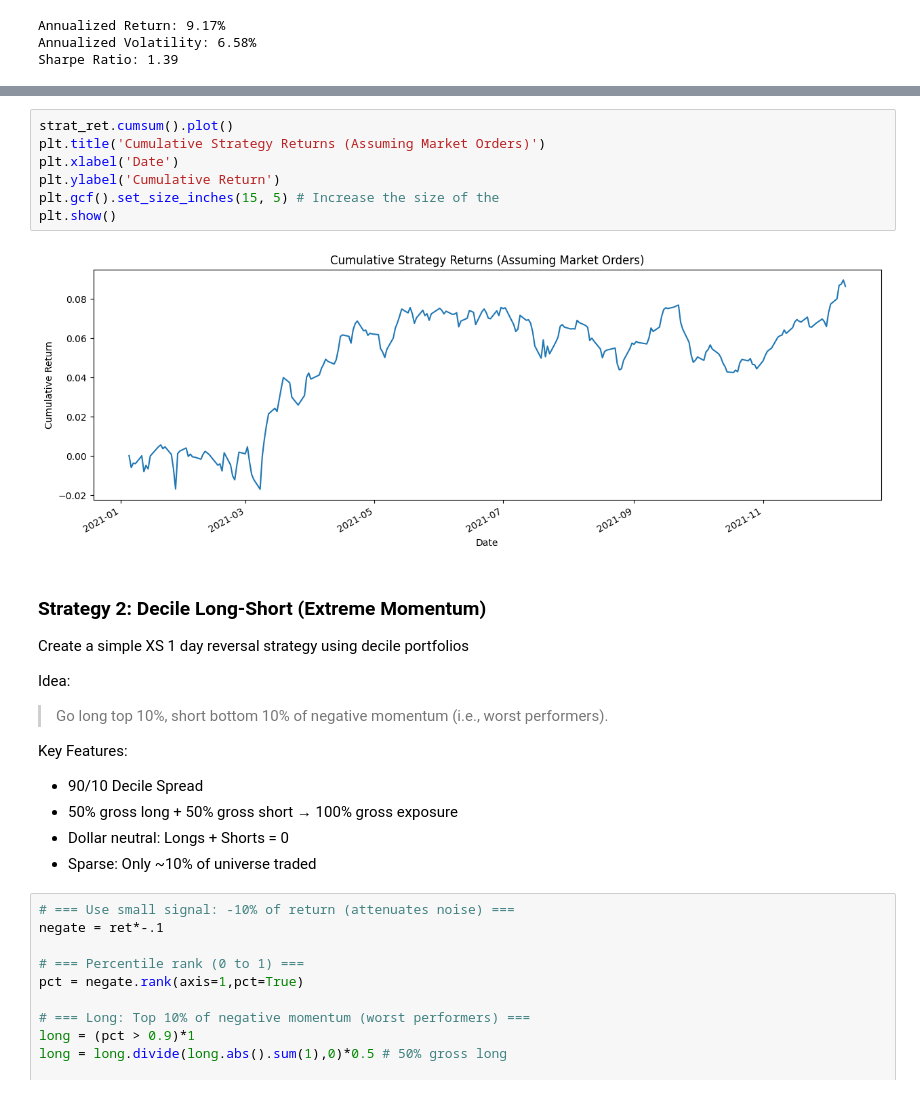
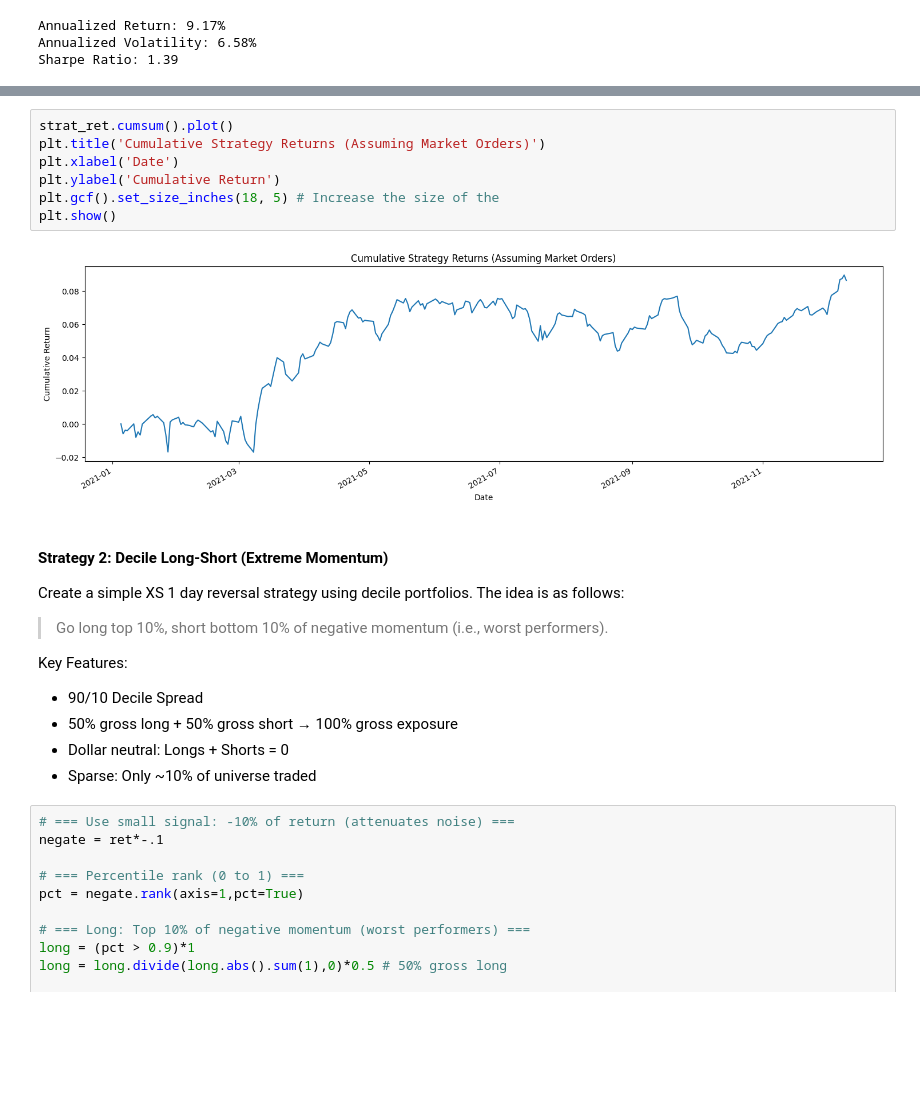
Before and after one commit to KevinTan1203/Systematic-Quant-Trading, a Jupyter notebook: Quantitative Concepts/10. Unconstrained Backtest.ipynb, the cells around one changed output, grey strips where cells are left out. Saved outputs shown, nothing was run; the diff lists cells and outputs as text; blank space fills up the shorter version.

```diff
--- a/Quantitative Concepts/10. Unconstrained Backtest.ipynb
+++ b/Quantitative Concepts/10. Unconstrained Backtest.ipynb
@@ -164,18 +152,16 @@ Sharpe Ratio: 1.39
 # %%
 strat_ret.cumsum().plot()
 plt.title('Cumulative Strategy Returns (Assuming Market Orders)')
 plt.xlabel('Date')
 plt.ylabel('Cumulative Return')
-plt.gcf().set_size_inches(15, 5) # Increase the size of the
+plt.gcf().set_size_inches(18, 5) # Increase the size of the
 plt.show()
 # %% [output]
-[figure, old version]
+[figure, new version]
 # %% [markdown]
-### Strategy 2: Decile Long-Short (Extreme Momentum)
+#### Strategy 2: Decile Long-Short (Extreme Momentum)
 
-Create a simple XS 1 day reversal strategy using decile portfolios
-
-Idea:
+Create a simple XS 1 day reversal strategy using decile portfolios. The idea is as follows:
 > Go long top 10%, short bottom 10% of negative momentum (i.e., worst performers).
 
 Key Features:
```
Also changed, not shown: parts of 15 cells of this notebook.
